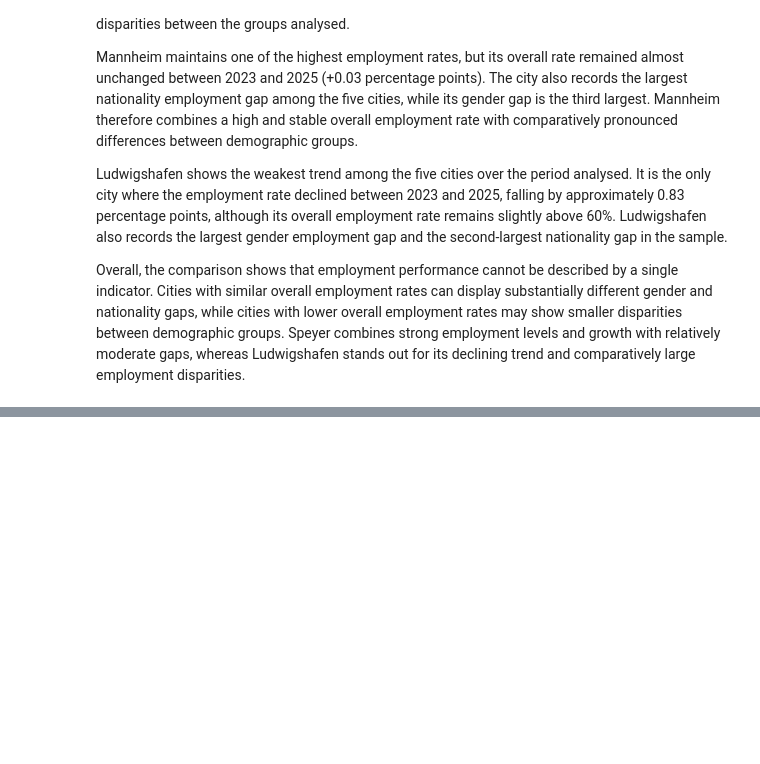
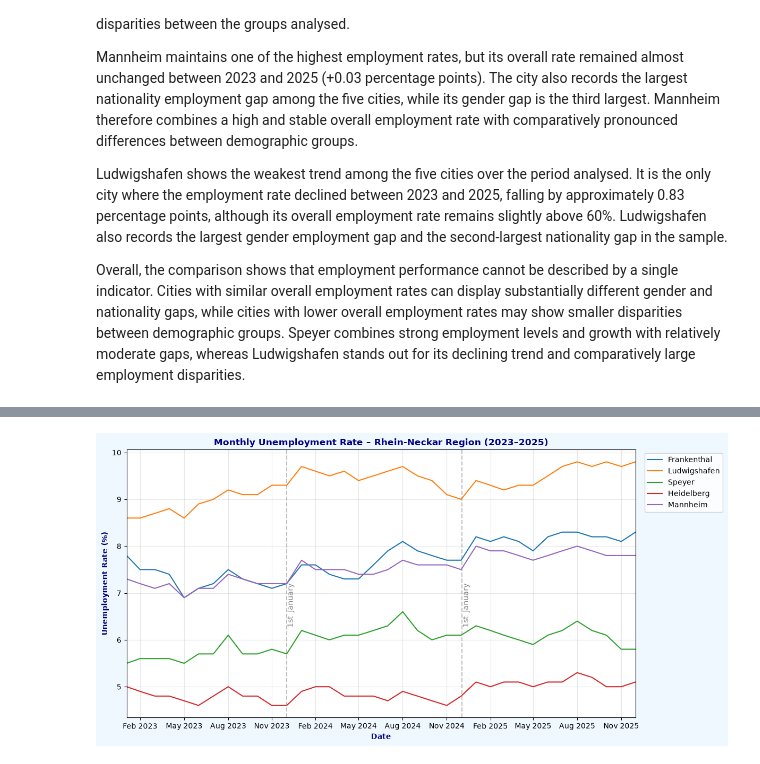
Before and after one commit to Etnakid/rhein-neckar-labour-market, a Jupyter notebook: notebooks/01_data_inspection.ipynb, the cells around one changed output, grey strips where cells are left out. Cells and saved outputs as stored; diff of their text form; code cells hidden in the pictures; blank space fills up the shorter version.

```diff
--- a/notebooks/01_data_inspection.ipynb
+++ b/notebooks/01_data_inspection.ipynb
@@ -1265,0 +1480,2 @@ Overall, the comparison shows that employment performance cannot be described by
+# %%
+unemployment_long["Month"] = unemployment_long["Date"].dt.month
@@ -1265,0 +1525,8 @@ Overall, the comparison shows that employment performance cannot be described by
+# %%
+unemployment_long["Year"] = unemployment_long["Date"].dt.year
+
+unemployment_seasonality = unemployment_long.groupby(
+    ["Region", "Year", "Month"]
+)["Unemployment_Rate"].mean()
+
+unemployment_seasonality
@@ -1265,0 +1571,77 @@ Overall, the comparison shows that employment performance cannot be described by
+# %%
+plt.figure(figsize=(12, 6), facecolor="aliceblue")
+
+sns.lineplot(
+    data=unemployment_long,
+    x="Date",
+    y="Unemployment_Rate",
+    hue="Region"
+)
+
+plt.title(
+    "Monthly Unemployment Rate – Rhein-Neckar Region (2023–2025)",
+    fontweight="bold",
+    color="navy"
+)
+
+plt.xlabel("Date", fontweight="bold", color="navy")
+plt.ylabel("Unemployment Rate (%)", fontweight="bold", color="navy")
+
+
+import matplotlib.dates as mdates
+
+plt.xticks(tick_dates)
+plt.gca().xaxis.set_major_formatter(mdates.DateFormatter("%b %Y"))
+plt.grid(alpha=0.3)
+
+
+plt.legend(
+    title=None,
+    bbox_to_anchor=(1.01, 1),
+    loc="upper left"
+)
+
+plt.tight_layout()
+plt.margins(x=0)
+
+tick_dates = unemployment_long[
+    unemployment_long["Month"].isin([2, 5, 8, 11])
+]["Date"].unique()
+
+plt.axvline(
+    pd.to_datetime("2023-12-31"),
+    color="gray",
+    linestyle="--",
+    alpha=0.5
+)
+
+plt.axvline(
+    pd.to_datetime("2024-12-31"),
+    color="gray",
+    linestyle="--",
+    alpha=0.5
+)
+
+plt.text(
+    pd.to_datetime("2024-01-01"),
+    6.3,
+    "1st  January",
+    rotation=90,
+    color="gray"
+)
+
+plt.text(
+    pd.to_datetime("2025-01-01"),
+    6.3,
+    "1st  January",
+    rotation=90,
+    color="gray"
+)
+
+plt.savefig(
+    "../figures/monthly_unemployment_rate_2023_2025.png",
+    dpi=300,
+    bbox_inches="tight"
+)
+# %% [output]
+[figure, added]
```
Also changed, not shown: parts of 31 cells of this notebook, 1 other file.
